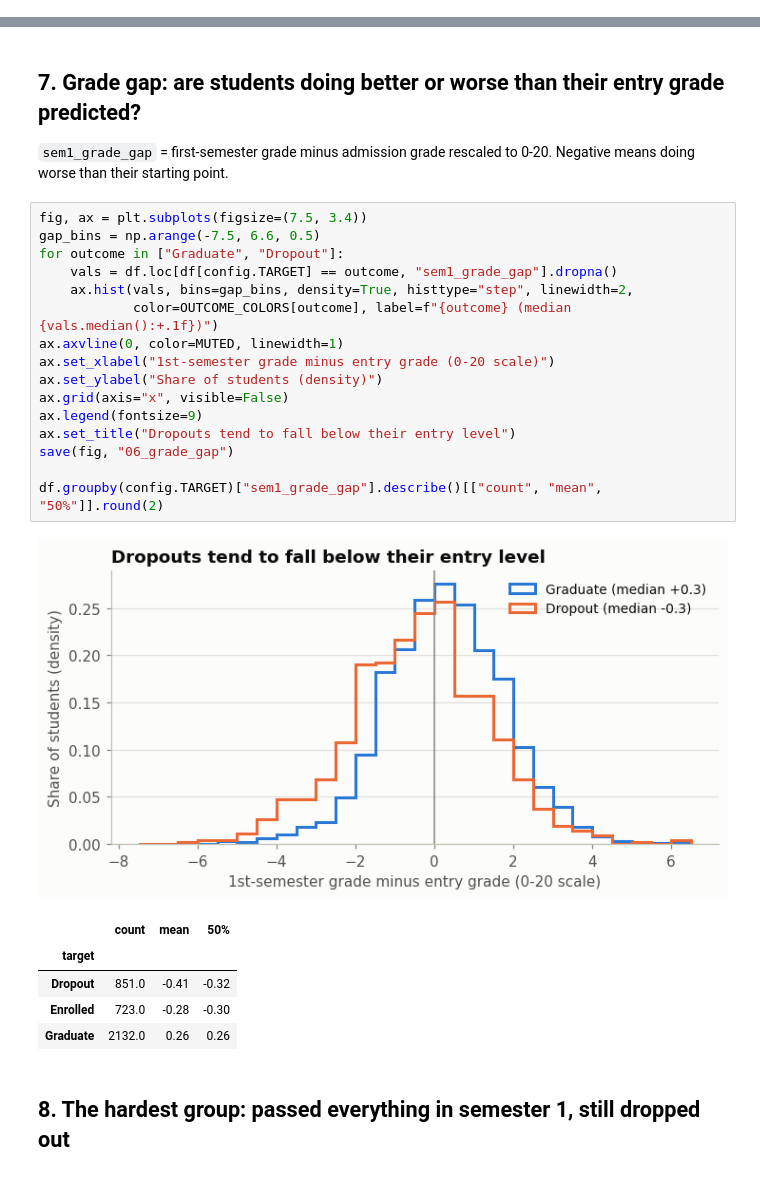
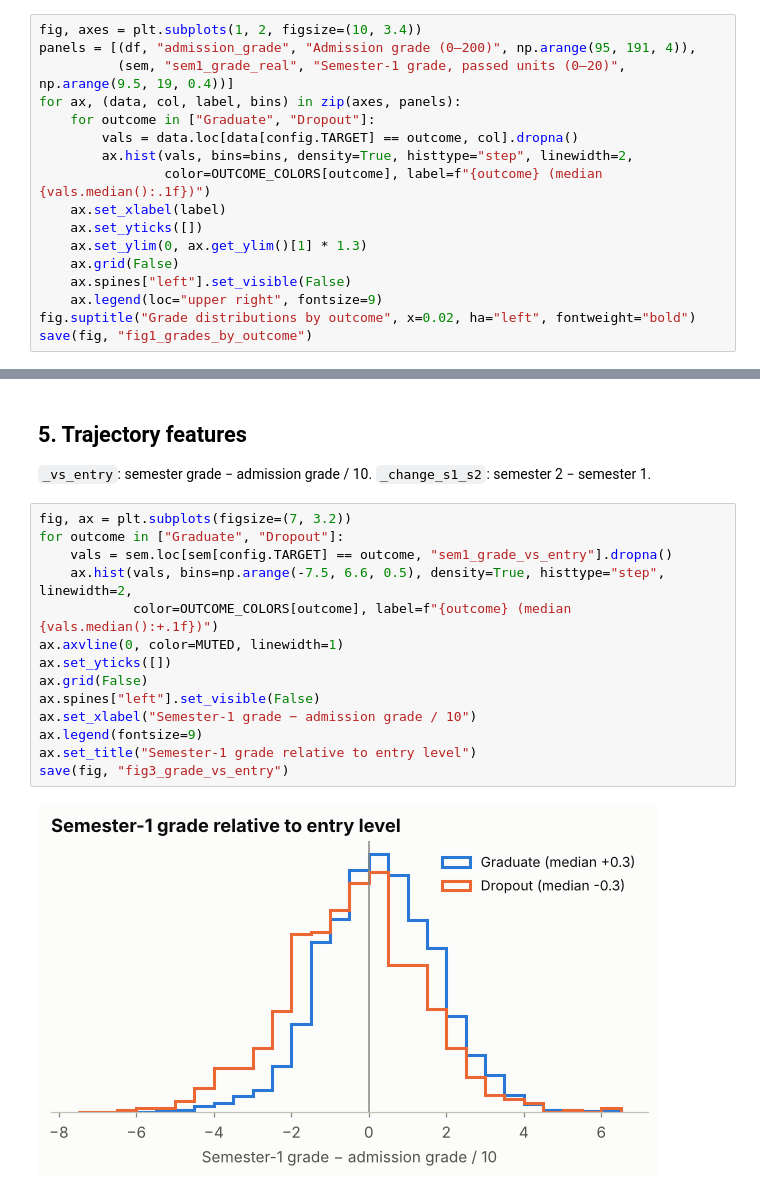
Before and after one commit to Saidkhusayn/student-dropout-early-warning, a Jupyter notebook: notebooks/02_eda.ipynb, the cells around one changed output, grey strips where cells are left out. Drawn from its saved outputs; the diff is of its cells as text.

```diff
--- a/notebooks/02_eda.ipynb
+++ b/notebooks/02_eda.ipynb
@@ -136,0 +96,17 @@ Admission grades look almost the same for dropouts and graduates. First-semester
+# %%
+fig, axes = plt.subplots(1, 2, figsize=(10, 3.4))
+panels = [(df, "admission_grade", "Admission grade (0–200)", np.arange(95, 191, 4)),
+          (sem, "sem1_grade_real", "Semester-1 grade, passed units (0–20)", np.arange(9.5, 19, 0.4))]
+for ax, (data, col, label, bins) in zip(axes, panels):
+    for outcome in ["Graduate", "Dropout"]:
+        vals = data.loc[data[config.TARGET] == outcome, col].dropna()
+        ax.hist(vals, bins=bins, density=True, histtype="step", linewidth=2,
+                color=OUTCOME_COLORS[outcome], label=f"{outcome} (median {vals.median():.1f})")
+    ax.set_xlabel(label)
+    ax.set_yticks([])
+    ax.set_ylim(0, ax.get_ylim()[1] * 1.3)
+    ax.grid(False)
+    ax.spines["left"].set_visible(False)
+    ax.legend(loc="upper right", fontsize=9)
+fig.suptitle("Grade distributions by outcome", x=0.02, ha="left", fontweight="bold")
+save(fig, "fig1_grades_by_outcome")
@@ -204,28 +160,19 @@ save(fig, "05_dropout_by_pass_rate")
 # %% [markdown]
-## 7. Grade gap: are students doing better or worse than their entry grade predicted?
-`sem1_grade_gap` = first-semester grade minus admission grade rescaled to 0-20. Negative means doing worse than their starting point.
+## 5. Trajectory features
+`_vs_entry`: semester grade − admission grade / 10. `_change_s1_s2`: semester 2 − semester 1.
 # %%
-fig, ax = plt.subplots(figsize=(7.5, 3.4))
-gap_bins = np.arange(-7.5, 6.6, 0.5)
+fig, ax = plt.subplots(figsize=(7, 3.2))
 for outcome in ["Graduate", "Dropout"]:
-    vals = df.loc[df[config.TARGET] == outcome, "sem1_grade_gap"].dropna()
-    ax.hist(vals, bins=gap_bins, density=True, histtype="step", linewidth=2,
+    vals = sem.loc[sem[config.TARGET] == outcome, "sem1_grade_vs_entry"].dropna()
+    ax.hist(vals, bins=np.arange(-7.5, 6.6, 0.5), density=True, histtype="step", linewidth=2,
             color=OUTCOME_COLORS[outcome], label=f"{outcome} (median {vals.median():+.1f})")
 ax.axvline(0, color=MUTED, linewidth=1)
-ax.set_xlabel("1st-semester grade minus entry grade (0-20 scale)")
-ax.set_ylabel("Share of students (density)")
-ax.grid(axis="x", visible=False)
+ax.set_yticks([])
+ax.grid(False)
+ax.spines["left"].set_visible(False)
+ax.set_xlabel("Semester-1 grade − admission grade / 10")
 ax.legend(fontsize=9)
-ax.set_title("Dropouts tend to fall below their entry level")
-save(fig, "06_grade_gap")
-
-df.groupby(config.TARGET)["sem1_grade_gap"].describe()[["count", "mean", "50%"]].round(2)
+ax.set_title("Semester-1 grade relative to entry level")
+save(fig, "fig3_grade_vs_entry")
 # %% [output]
-[figure, old version]
+[figure, new version]
-|  | count | mean | 50% |
-| target |  |  |  |
-| Dropout | 851.0 | -0.41 | -0.32 |
-| Enrolled | 723.0 | -0.28 | -0.30 |
-| Graduate | 2132.0 | 0.26 | 0.26 |
-# %% [markdown]
-## 8. The hardest group: passed everything in semester 1, still dropped out
```
Also changed, not shown: parts of 33 cells of this notebook, 10 other files.
